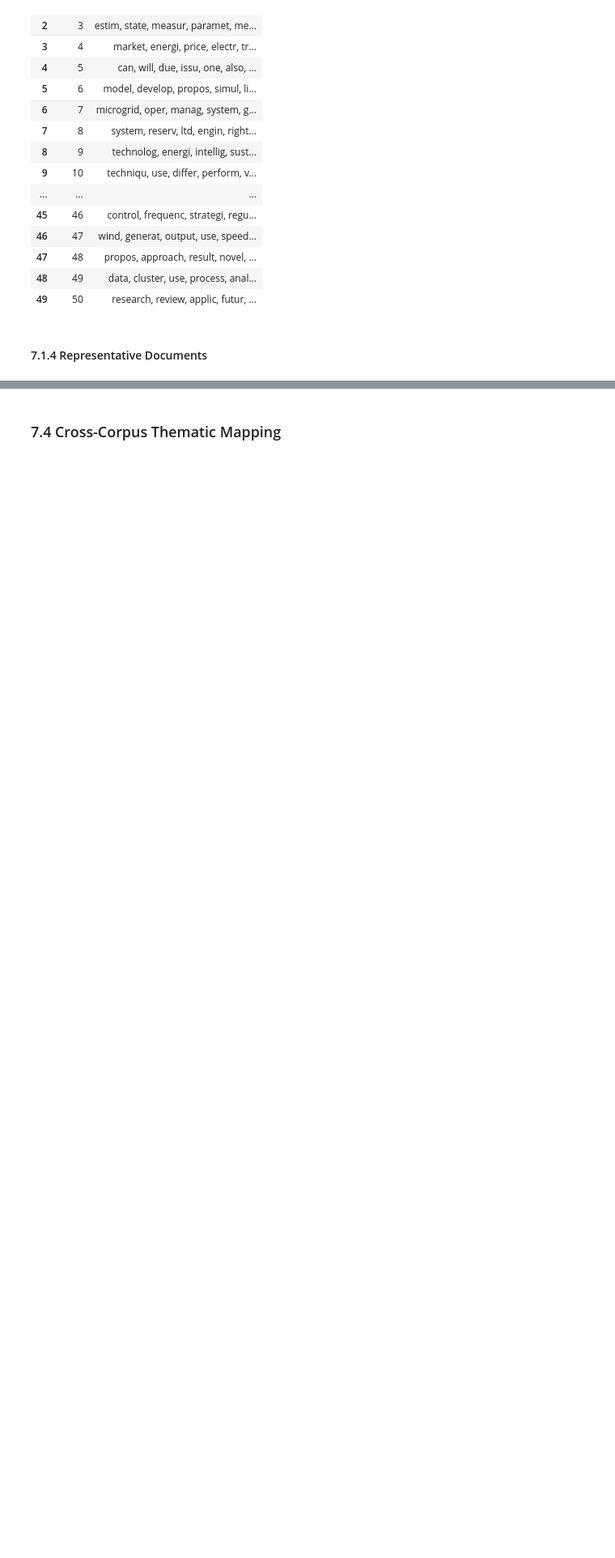
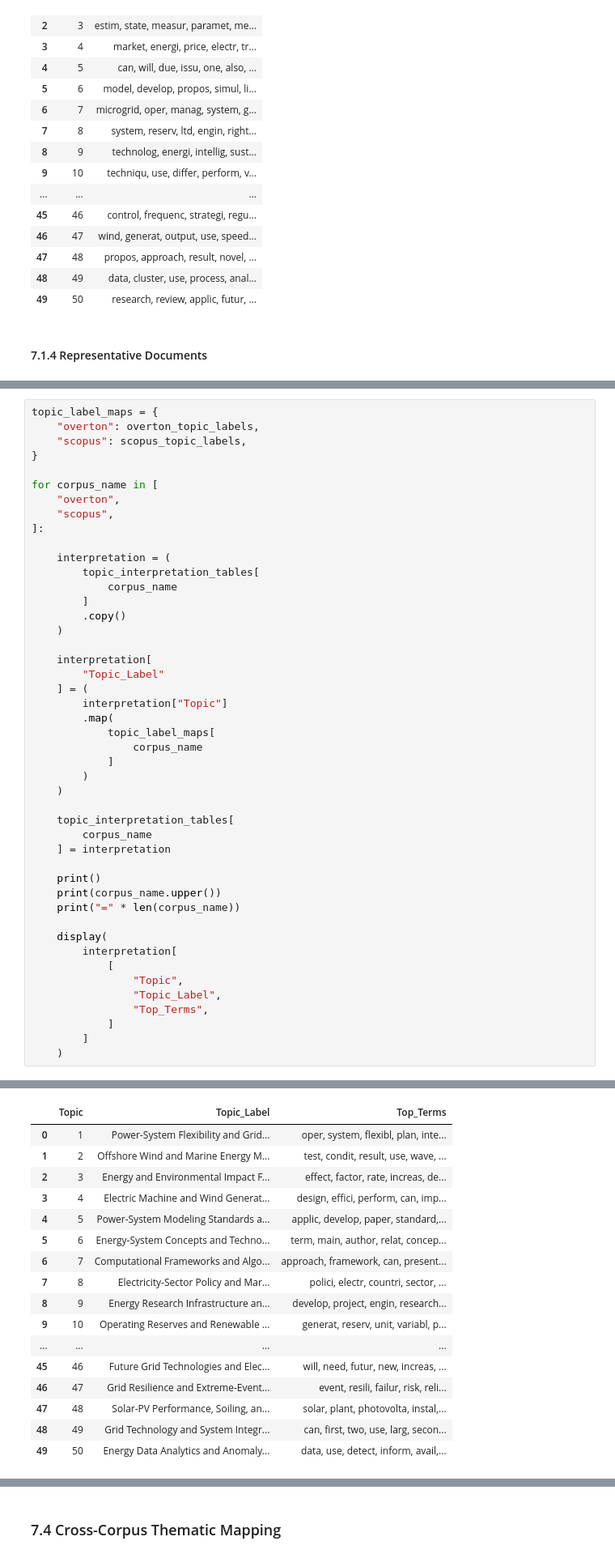
Before and after one commit to mdzalfirdausi/review_paper_2, a Jupyter notebook: notebooks/2.topic_modeling_iss.ipynb, the cells around one changed output, grey strips where cells are left out. Shown at 81% size. Saved outputs shown, nothing was run; the diff lists cells and outputs as text; blank space fills up the shorter version.

```diff
--- a/notebooks/2.topic_modeling_iss.ipynb
+++ b/notebooks/2.topic_modeling_iss.ipynb
@@ -4766,0 +6033,47 @@ for file in possible_files:
+# %%
+topic_label_maps = {
+    "overton": overton_topic_labels,
+    "scopus": scopus_topic_labels,
+}
+
+for corpus_name in [
+    "overton",
+    "scopus",
+]:
+
+    interpretation = (
+        topic_interpretation_tables[
+            corpus_name
+        ]
+        .copy()
+    )
+
+    interpretation[
+        "Topic_Label"
+    ] = (
+        interpretation["Topic"]
+        .map(
+            topic_label_maps[
+                corpus_name
+            ]
+        )
+    )
+
+    topic_interpretation_tables[
+        corpus_name
+    ] = interpretation
+
+    print()
+    print(corpus_name.upper())
+    print("=" * len(corpus_name))
+
+    display(
+        interpretation[
+            [
+                "Topic",
+                "Topic_Label",
+                "Top_Terms",
+            ]
+        ]
+    )
+# %% [output]
@@ -4766,0 +6082,17 @@ for file in possible_files:
+|  | Topic | Topic_Label | Top_Terms |
+| 0 | 1 | Power-System Flexibility and Grid... | oper, system, flexibl, plan, inte... |
+| 1 | 2 | Offshore Wind and Marine Energy M... | test, condit, result, use, wave, ... |
+| 2 | 3 | Energy and Environmental Impact F... | effect, factor, rate, increas, de... |
+| 3 | 4 | Electric Machine and Wind Generat... | design, effici, perform, can, imp... |
+| 4 | 5 | Power-System Modeling Standards a... | applic, develop, paper, standard,... |
+| 5 | 6 | Energy-System Concepts and Techno... | term, main, author, relat, concep... |
+| 6 | 7 | Computational Frameworks and Algo... | approach, framework, can, present... |
+| 7 | 8 | Electricity-Sector Policy and Mar... | polici, electr, countri, sector, ... |
+| 8 | 9 | Energy Research Infrastructure an... | develop, project, engin, research... |
+| 9 | 10 | Operating Reserves and Renewable ... | generat, reserv, unit, variabl, p... |
+| ... | ... | ... | ... |
+| 45 | 46 | Future Grid Technologies and Elec... | will, need, futur, new, increas, ... |
+| 46 | 47 | Grid Resilience and Extreme-Event... | event, resili, failur, risk, reli... |
+| 47 | 48 | Solar-PV Performance, Soiling, an... | solar, plant, photovolta, instal,... |
+| 48 | 49 | Grid Technology and System Integr... | can, first, two, use, larg, secon... |
+| 49 | 50 | Energy Data Analytics and Anomaly... | data, use, detect, inform, avail,... |
```
Also changed, not shown: parts of 53 cells of this notebook.
